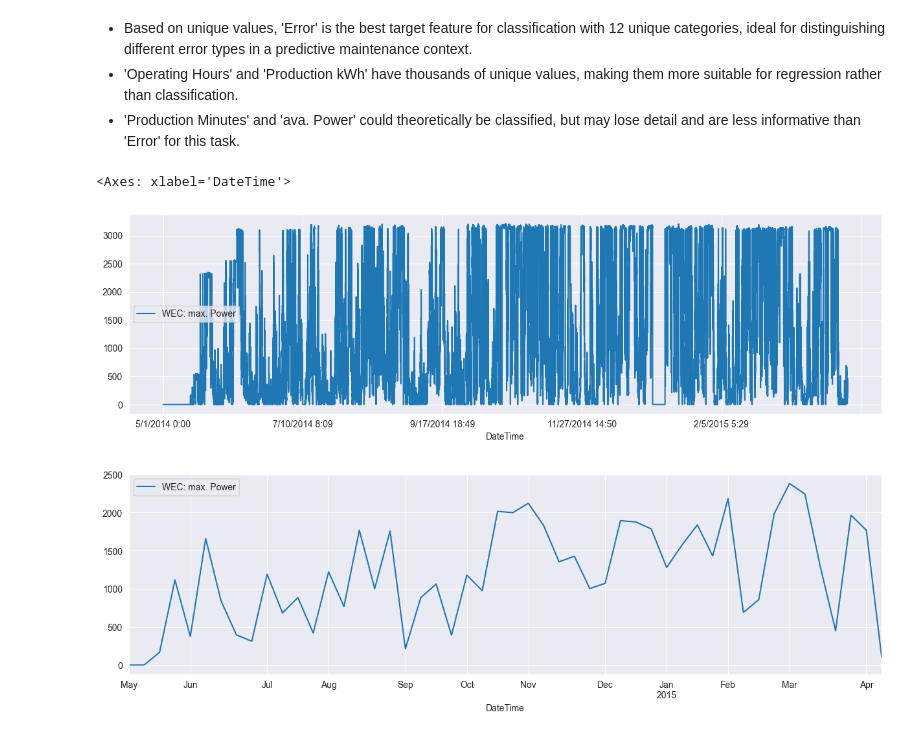
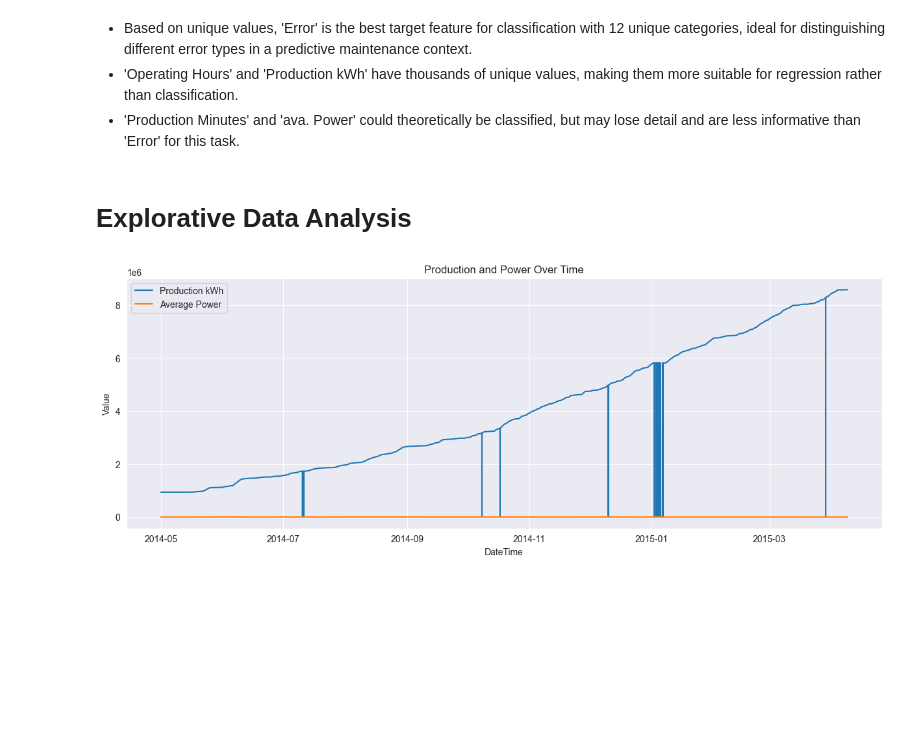
Before and after one commit to rhkraptor/AML, a Jupyter notebook: AML_Projekt.ipynb, the cells around one changed output. Saved outputs shown, nothing was run; the diff lists cells and outputs as text; code cells hidden in the pictures; blank space fills up the shorter version.

```diff
--- a/AML_Projekt.ipynb
+++ b/AML_Projekt.ipynb
@@ -119,22 +123,20 @@ dtype: int64
  - 'Operating Hours' and 'Production kWh' have thousands of unique values, making them more suitable
  for regression rather than classification.
  - 'Production Minutes' and 'ava. Power' could theoretically be classified, but may lose detail and are less informative than 'Error' for this task.
-# %%
-# Plot of max power from data
-df.plot(x='DateTime', y='WEC: max. Power', figsize=(15,4))
-# %% [output]
-<Axes: xlabel='DateTime'>
-[figure, removed]
-# %%
-# Ensure 'DateTime' is of datetime type
-df['DateTime'] = pd.to_datetime(df['DateTime'])
-
-# Set 'DateTime' as the index
-df.set_index('DateTime', inplace=True)
-
-# Plot of max power on weekly resampled data
-y = 'WEC: max. Power'
-df.resample('W').mean().plot(y=y, figsize=(15, 4))
-plt.show()
-# %% [output]
-[figure, removed]
+# %% [markdown]
+# Explorative Data Analysis
+# %%
+# Converting DateTime column to a datetime object if not already
+df['DateTime'] = pd.to_datetime(df['DateTime'])
+
+# Plot production and power over time
+plt.figure(figsize=(15, 5))
+plt.plot(df['DateTime'], df['WEC: Production kWh'], label='Production kWh')
+plt.plot(df['DateTime'], df['WEC: ava. Power'], label='Average Power')
+plt.xlabel('DateTime')
+plt.ylabel('Value')
+plt.title('Production and Power Over Time')
+plt.legend()
+plt.show()
+# %% [output]
+[figure, added]
```
Also changed, not shown: parts of 12 cells of this notebook.
